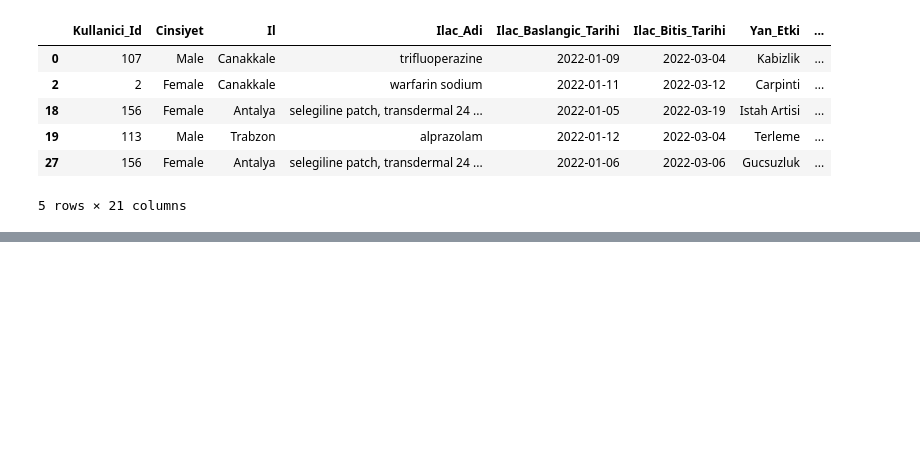
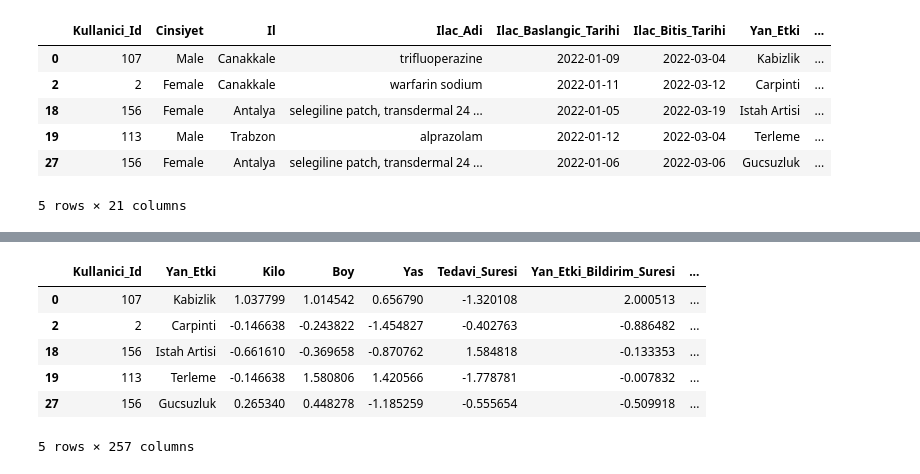
Before and after one commit to Tubaakbas/Pusula_Tuba_AKBAS, a Jupyter notebook: Side_Effect.ipynb, the cells around one changed output, grey strips where cells are left out. Cells and saved outputs as stored; diff of their text form; code cells hidden in the pictures; blank space fills up the shorter version.

```diff
--- a/Side_Effect.ipynb
+++ b/Side_Effect.ipynb
@@ -439,0 +527,2 @@ unique_data.head()
+# %%
+unique_data = unique_data.drop(columns=['Yas_Grubu'])
@@ -439,0 +533,20 @@ unique_data.head()
+# %%
+# Tedavi_Suresi ve Yan_Etki_Bildirim_Suresi'ni ölçekleme işlemi
+unique_data[['Tedavi_Suresi', 'Yan_Etki_Bildirim_Suresi']] = scaler.fit_transform(
+    unique_data[['Tedavi_Suresi', 'Yan_Etki_Bildirim_Suresi']]
+)
+
+# Yan Etki Bildirim Süresi negatifse 0, pozitifse 1 olarak ayırma
+unique_data['Yan_Etki_Bildirim_Kategorisi'] = unique_data['Yan_Etki_Bildirim_Suresi'].apply(
+    lambda x: 0 if x < 0 else 1
+)
+# %%
+unique_data.head()
+# %% [output]
+|  | Kullanici_Id | Yan_Etki | Kilo | Boy | Yas | Tedavi_Suresi | Yan_Etki_Bildirim_Suresi | ... |
+| 0 | 107 | Kabizlik | 1.037799 | 1.014542 | 0.656790 | -1.320108 | 2.000513 | ... |
+| 2 | 2 | Carpinti | -0.146638 | -0.243822 | -1.454827 | -0.402763 | -0.886482 | ... |
+| 18 | 156 | Istah Artisi | -0.661610 | -0.369658 | -0.870762 | 1.584818 | -0.133353 | ... |
+| 19 | 113 | Terleme | -0.146638 | 1.580806 | 1.420566 | -1.778781 | -0.007832 | ... |
+| 27 | 156 | Gucsuzluk | 0.265340 | 0.448278 | -1.185259 | -0.555654 | -0.509918 | ... |
+5 rows × 257 columns
```
Also changed, not shown: parts of 15 cells of this notebook.
